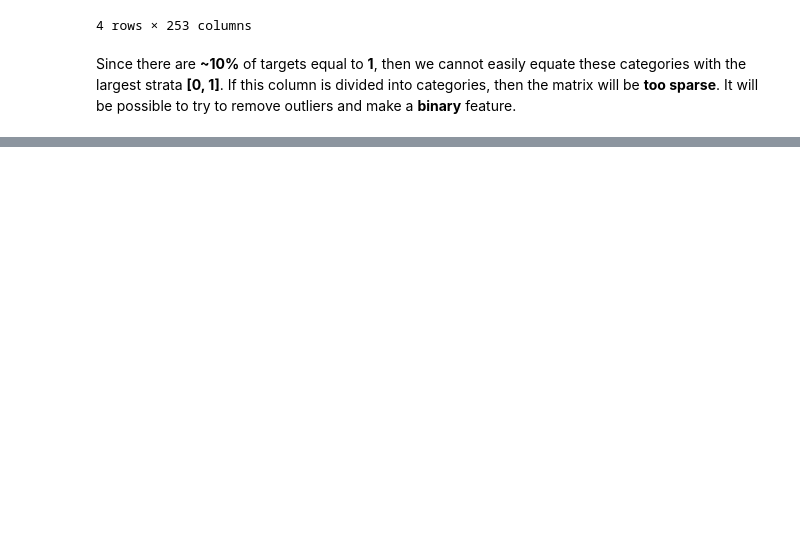
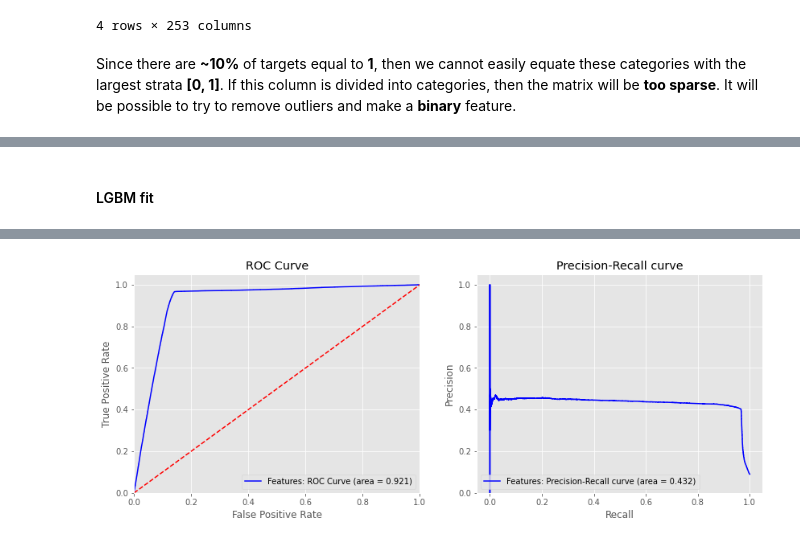
Before and after one commit to hildar/RecSys-Megafon, a Jupyter notebook: Train.ipynb, the cells around one changed output, grey strips where cells are left out. Drawn from its saved outputs; the diff is of its cells as text; code cells hidden in the pictures; blank space fills up the shorter version.

Commit message:
made base pipeline

```diff
--- a/Train.ipynb
+++ b/Train.ipynb
@@ -721,0 +710,10 @@ len(f_other), f_other
+# %%
+print(f'f_all: {len(f_all)}\n')
+print('f_const:', len(f_const))
+print('f_binary:', len(f_binary))
+print('f_categorical:', len(f_categorical))
+print('f_numeric:', len(f_numeric))
+print('f_other:', len(f_other))
+
+f_ok = list(f_binary | f_categorical | f_numeric | f_other)
+f_binary, f_categorical, f_numeric, f_other = list(f_binary), list(f_categorical), list(f_numeric), list(f_other)
@@ -782,0 +798,36 @@ Since there are **~10%** of targets equal to **1**, then we cannot easily equate
+# %%
+f_main = ['id', 'vas_id', 'buy_time', 'update_info_time']
+# %%
+f_prep_pipeline = make_pipeline(
+    # ColumnSelector(columns = f_main + f_ok),
+    FeatureUnion(transformer_list=[
+        ("main_features", make_pipeline(
+            ColumnSelector(f_main),
+        )),
+        ("numeric_features", make_pipeline(
+            ColumnSelector(f_numeric),
+            # StandardScaler()
+        )),
+        ("boolean_features", make_pipeline(
+            ColumnSelector(f_binary),
+        )),
+        ("other_features", make_pipeline(
+            ColumnSelector(f_other),
+        )),
+        ("categorical_features", make_pipeline(
+            ColumnSelector(f_categorical),
+            OneHotEncoder(handle_unknown='ignore')
+        ))
+    ])
+)
+# %% [markdown]
+#### LGBM fit
+# %%
+lgb_pipe = make_pipeline(
+    f_prep_pipeline,
+    lightgbm.LGBMClassifier(objective='binary', random_state=1)
+)
+# %%
+%%time
+lgb_pipe = run_learn(train, lgb_pipe, slpit_date=SPLIT_DATE, plot_name='Features')
+# %% [output]
@@ -782,0 +838 @@ Since there are **~10%** of targets equal to **1**, then we cannot easily equate
+[figure, added]
```
Also changed, not shown: parts of 17 cells of this notebook.
